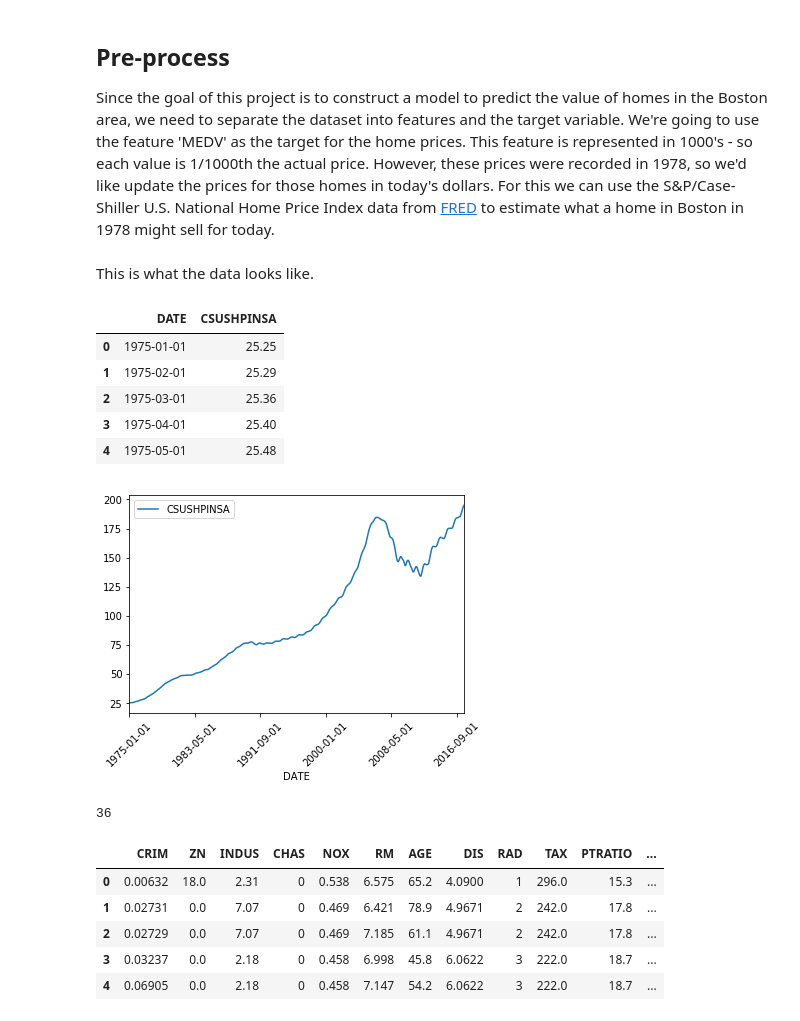
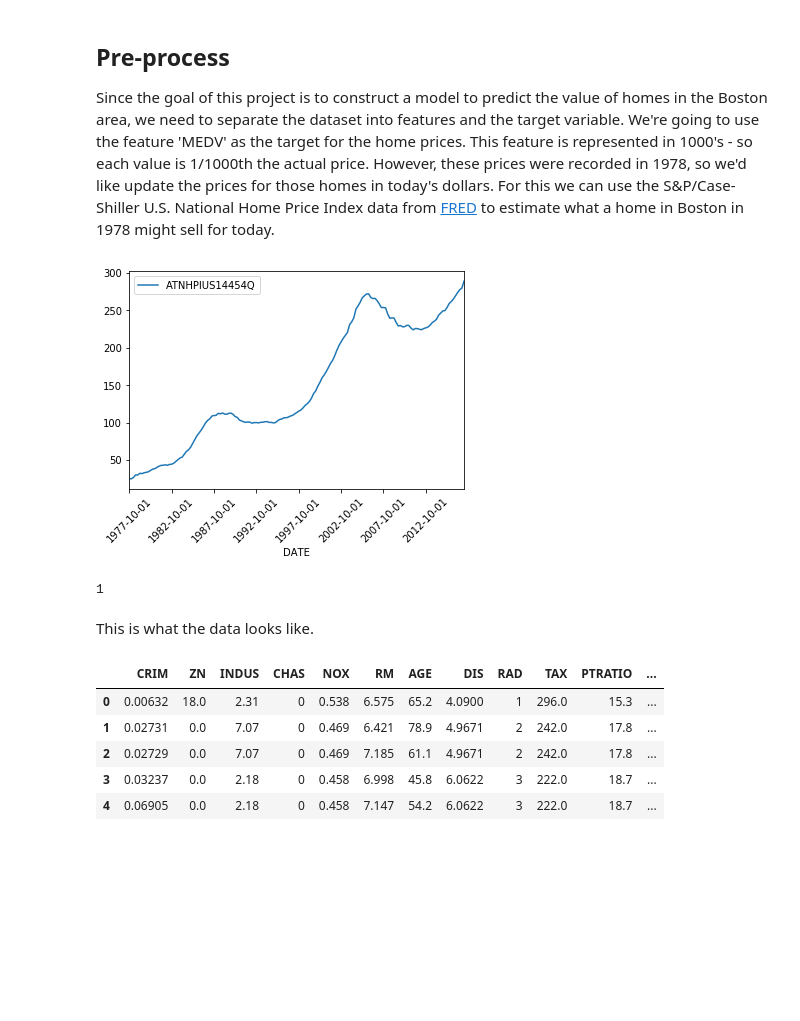
Before and after one commit to Tashwini12/Boston-Housing, a Jupyter notebook: boston_housing.ipynb, the cells around one changed output. Saved outputs shown, nothing was run; the diff lists cells and outputs as text; code cells hidden in the pictures; blank space fills up the shorter version.

```diff
--- a/boston_housing.ipynb
+++ b/boston_housing.ipynb
@@ -48,6 +48,10 @@ data = pd.read_csv(io.StringIO(rdata.decode('utf-8')), delim_whitespace=True, he
 attributes = rnames.strip().splitlines()
 attributes = attributes[attributes.index('7. Attribute Information:'):-1]
 
+# Load housing price index data
+urlhpi = 'https://fred.stlouisfed.org/graph/fredgraph.csv?chart_type=line&recession_bars=on&log_scales=&bgcolor=%23e1e9f0&graph_bgcolor=%23ffffff&fo=Open+Sans&ts=12&tts=12&txtcolor=%23444444&show_legend=yes&show_axis_titles=yes&drp=0&cosd=1977-10-01&coed=2017-04-01&height=450&stacking=&range=&mode=fred&id=ATNHPIUS14454Q&transformation=lin&nd=1977-10-01&ost=-99999&oet=99999&lsv=&lev=&mma=0&fml=a&fgst=lin&fgsnd=2009-06-01&fq=Quarterly&fam=avg&vintage_date=&revision_date=&line_color=%234572a7&line_style=solid&lw=2&scale=left&mark_type=none&mw=2&width=1168'
+atnhpi = pd.read_csv(urlhpi)
+
 # Success
 print "Boston housing dataset has {} data points with {} variables each.".format(*data.shape)
 # %% [output]
@@ -92,20 +103,11 @@ cshpi = pd.read_csv('CSUSHPINSA.csv')
+# %%
+atnhpi.plot(x='DATE', rot=45);
+# %% [output]
+[figure, added]
+# %%
+index = atnhpi[atnhpi['DATE']=='1978-01-01'].index[0]
+index
+# %% [output]
+1
 # %% [markdown]
 This is what the data looks like.
-# %%
-cshpi.head()
-# %% [output]
-|  | DATE | CSUSHPINSA |
-| 0 | 1975-01-01 | 25.25 |
-| 1 | 1975-02-01 | 25.29 |
-| 2 | 1975-03-01 | 25.36 |
-| 3 | 1975-04-01 | 25.40 |
-| 4 | 1975-05-01 | 25.48 |
-# %%
-cshpi.plot(x='DATE',rot=45);
-# %% [output]
-[figure, removed]
-# %%
-index = cshpi[cshpi['DATE']=='1978-01-01'].index[0]
-index
-# %% [output]
-36
```
Also changed, not shown: parts of 16 cells of this notebook.
